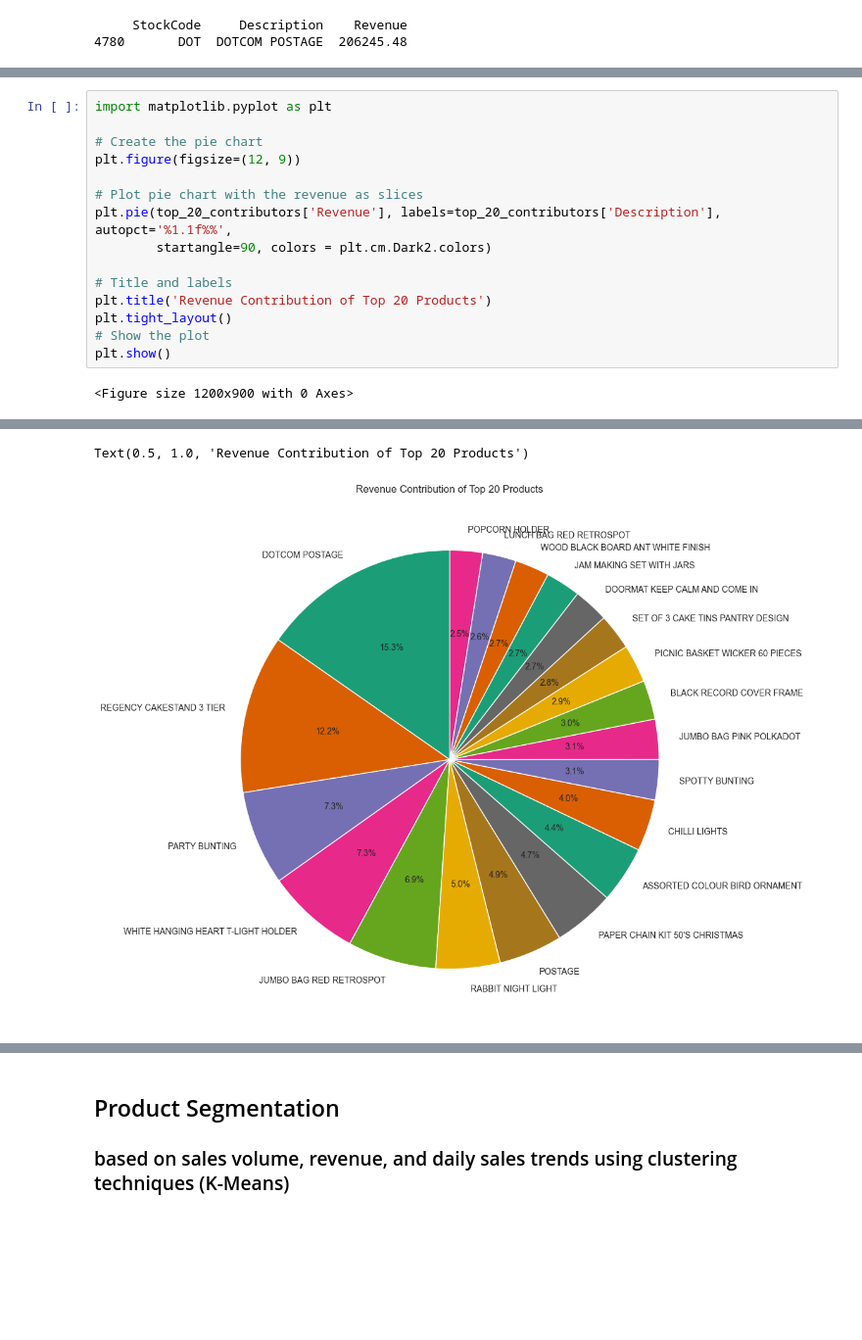
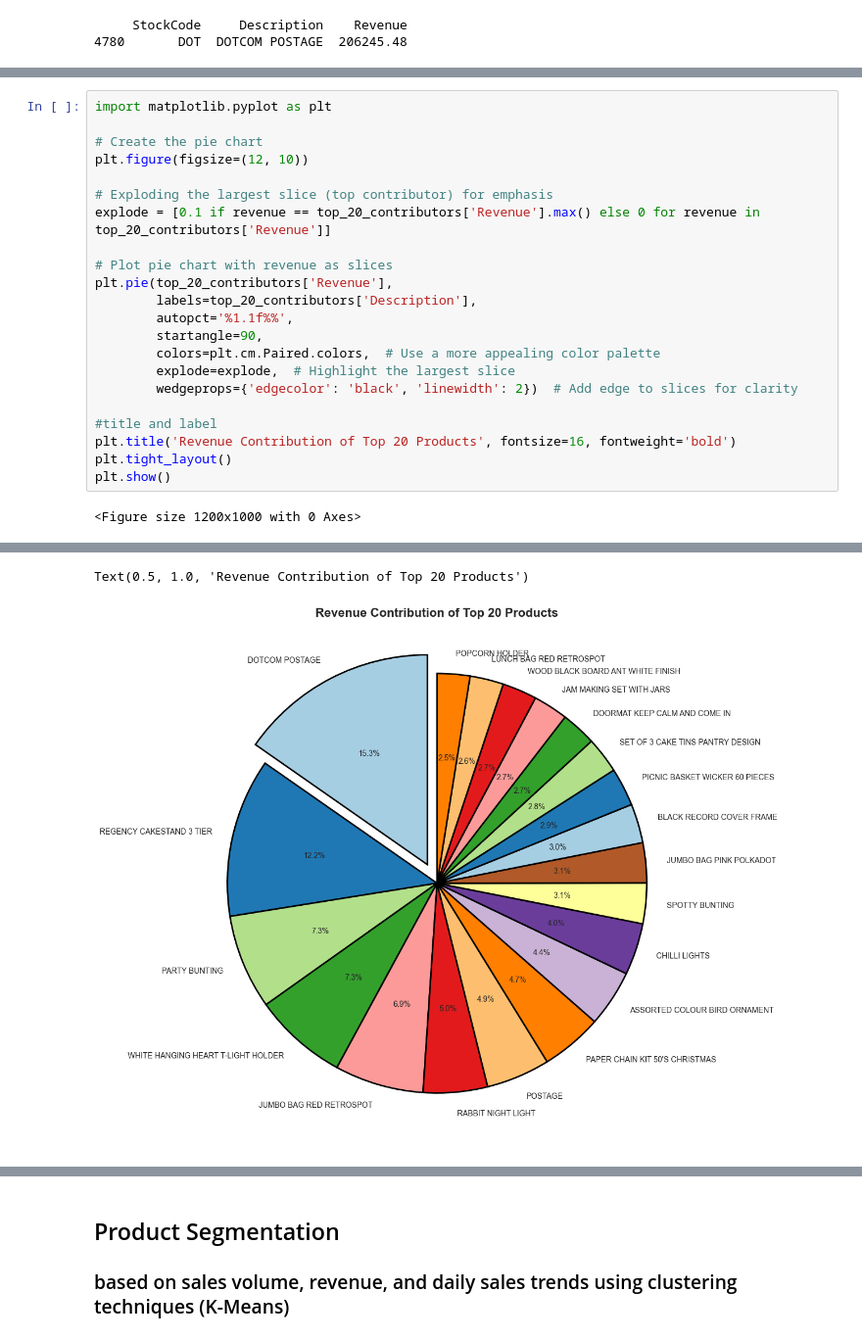
Before and after one commit to skanw/KEDGE_Python-Project_2425, a Jupyter notebook: Project/Suranjana_customerSegmentation.ipynb, the cells around one changed output, grey strips where cells are left out. Shown at 98% size. Drawn from its saved outputs; the diff is of its cells as text; blank space fills up the shorter version.

```diff
--- a/Project/Suranjana_customerSegmentation.ipynb
+++ b/Project/Suranjana_customerSegmentation.ipynb
@@ -370,38 +382,45 @@ Text(0, 0.5, 'Revenue')
 # %%
 import matplotlib.pyplot as plt
 
 # Create the pie chart
-plt.figure(figsize=(12, 9))
+plt.figure(figsize=(12, 10))
 
-# Plot pie chart with the revenue as slices
-plt.pie(top_20_contributors['Revenue'], labels=top_20_contributors['Description'], autopct='%1.1f%%',
-        startangle=90, colors = plt.cm.Dark2.colors)
+# Exploding the largest slice (top contributor) for emphasis
+explode = [0.1 if revenue == top_20_contributors['Revenue'].max() else 0 for revenue in top_20_contributors['Revenue']]
 
-# Title and labels
-plt.title('Revenue Contribution of Top 20 Products')
+# Plot pie chart with revenue as slices
+plt.pie(top_20_contributors['Revenue'],
+        labels=top_20_contributors['Description'],
+        autopct='%1.1f%%',
+        startangle=90,
+        colors=plt.cm.Paired.colors,  # Use a more appealing color palette
+        explode=explode,  # Highlight the largest slice
+        wedgeprops={'edgecolor': 'black', 'linewidth': 2})  # Add edge to slices for clarity
+
+#title and label
+plt.title('Revenue Contribution of Top 20 Products', fontsize=16, fontweight='bold')
 plt.tight_layout()
-# Show the plot
 plt.show()
 # %% [output]
-<Figure size 1200x900 with 0 Axes>
+<Figure size 1200x1000 with 0 Axes>
 ([<matplotlib.patches.Wedge at 0x...>,
   <matplotlib.patches.Wedge at 0x...>,
   <matplotlib.patches.Wedge at 0x...>,
   <matplotlib.patches.Wedge at 0x...>,
   <matplotlib.patches.Wedge at 0x...>,
   <matplotlib.patches.Wedge at 0x...>,
   <matplotlib.patches.Wedge at 0x...>,
   <matplotlib.patches.Wedge at 0x...>,
   <matplotlib.patches.Wedge at 0x...>,
   <matplotlib.patches.Wedge at 0x...>,
   <matplotlib.patches.Wedge at 0x...>,
   <matplotlib.patches.Wedge at 0x...>,
 ... (44 lines left out)
   Text(0.32502874793072484, 0.5043374991199695, '2.7%'),
   Text(0.2362373591302424, 0.5515359554473025, '2.7%'),
   Text(0.14246644913488155, 0.5828407251307154, '2.6%'),
   Text(0.04746430509982883, 0.5981196700839978, '2.5%')])
 Text(0.5, 1.0, 'Revenue Contribution of Top 20 Products')
-[figure, old version]
+[figure, new version]
 # %%
 
```
Also changed, not shown: parts of 17 cells of this notebook.
